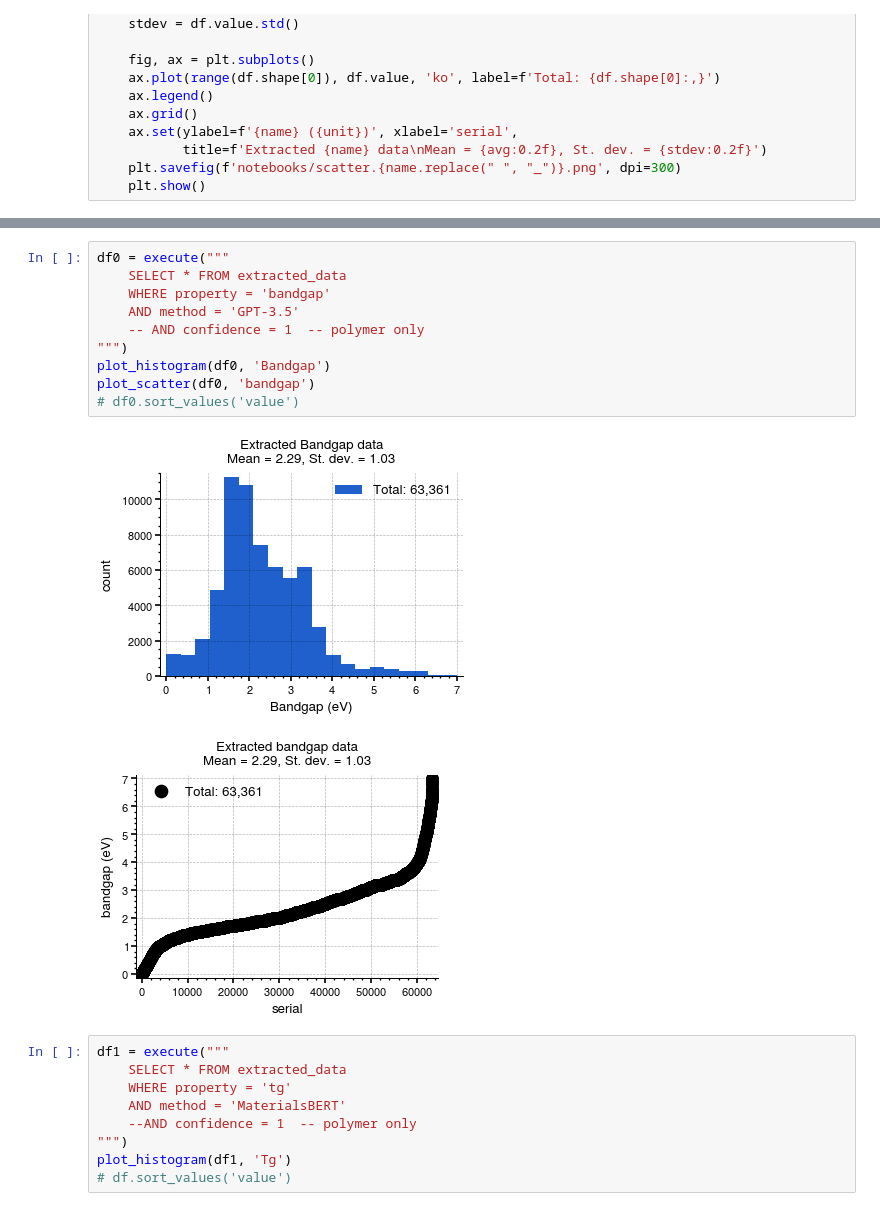
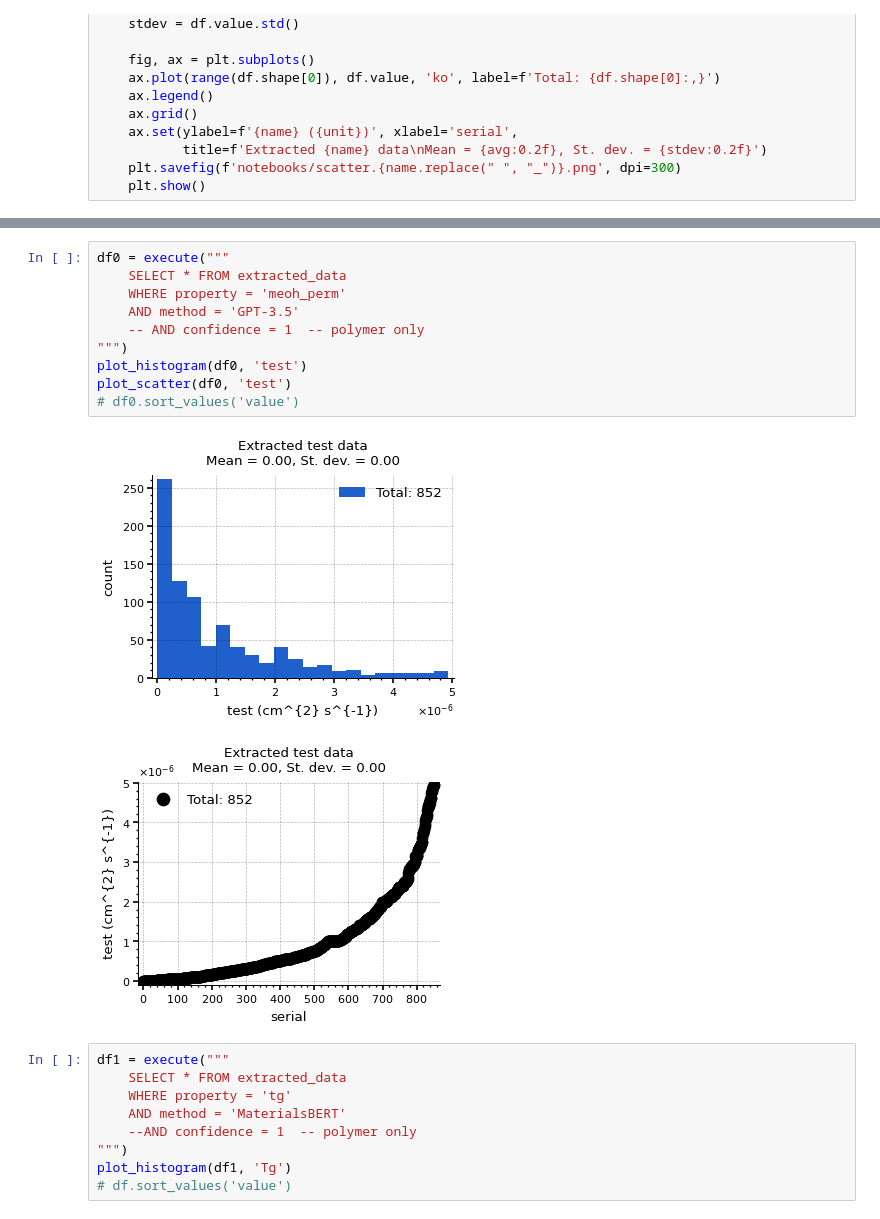
Before and after one commit to Ramprasad-Group/PromptDataExtraction, a Jupyter notebook: notebooks/Analyze-Valid-Data.ipynb, the cells around one changed output, grey strips where cells are left out. Drawn from its saved outputs; the diff is of its cells as text.

```diff
--- a/notebooks/Analyze-Valid-Data.ipynb
+++ b/notebooks/Analyze-Valid-Data.ipynb
@@ -65,16 +140,16 @@ def plot_scatter(df, name):
 # %%
 df0 = execute("""
     SELECT * FROM extracted_data
-    WHERE property = 'bandgap'
+    WHERE property = 'meoh_perm'
     AND method = 'GPT-3.5'
     -- AND confidence = 1  -- polymer only
 """)
-plot_histogram(df0, 'Bandgap')
-plot_scatter(df0, 'bandgap')
+plot_histogram(df0, 'test')
+plot_scatter(df0, 'test')
 # df0.sort_values('value')
 # %% [output]
-[figure, old version]
+[figure, new version]
-[figure, old version]
+[figure, new version]
 # %%
 df1 = execute("""
     SELECT * FROM extracted_data
```
Also changed, not shown: parts of 3 cells of this notebook, 3 other files.
